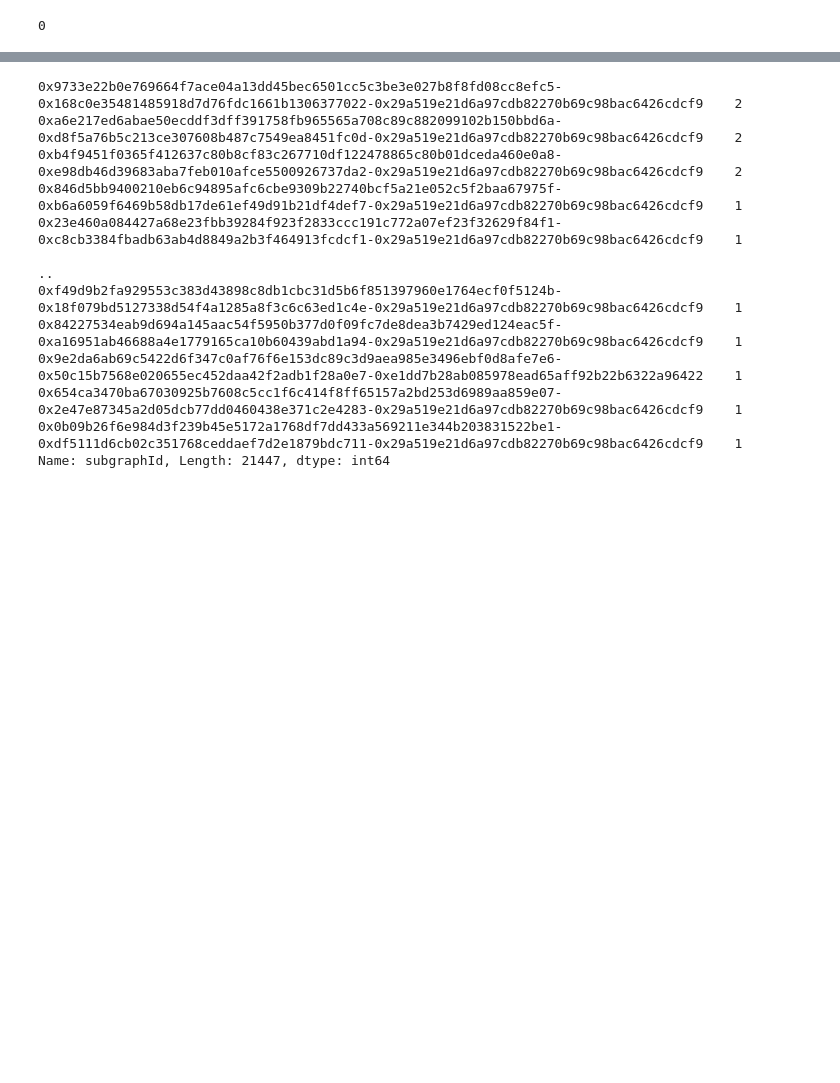
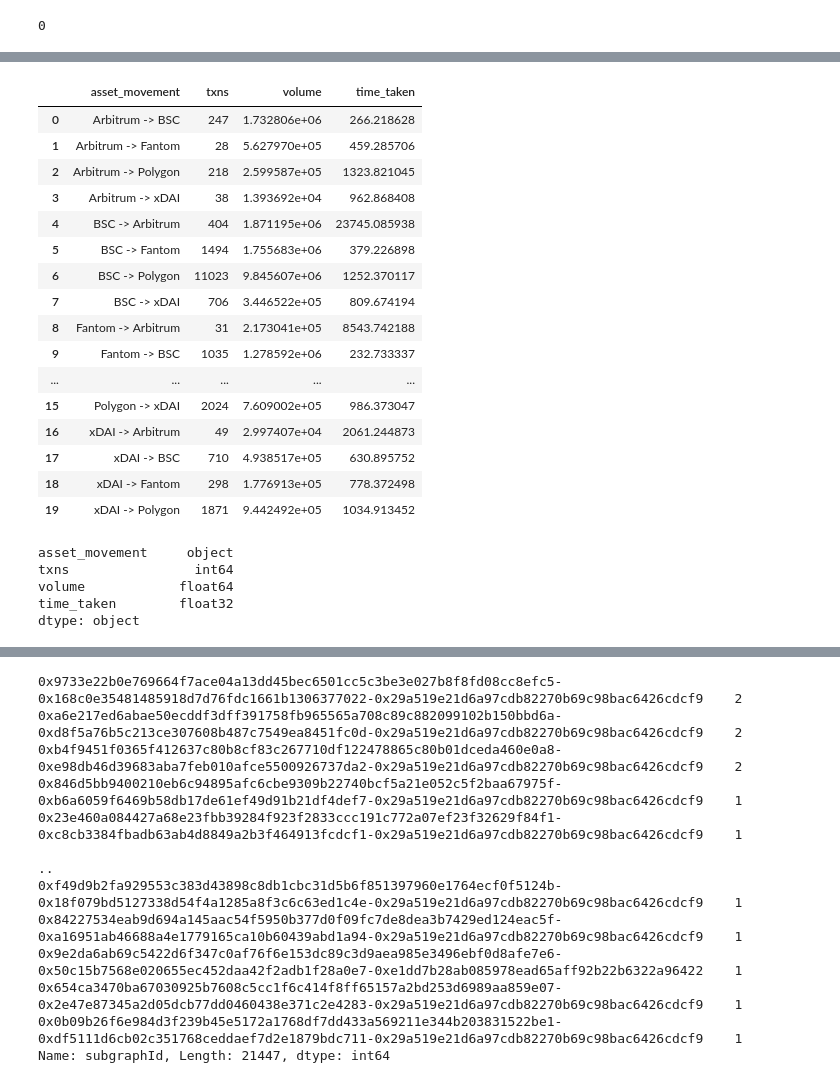
Before and after one commit to enzotavares/lifi-analytics-backend, a Jupyter notebook: Clean Subgraph.ipynb, the cells around one changed output, grey strips where cells are left out. Saved outputs shown, nothing was run; the diff lists cells and outputs as text; code cells hidden in the pictures; blank space fills up the shorter version.

```diff
--- a/Clean Subgraph.ipynb
+++ b/Clean Subgraph.ipynb
@@ -456,2 +482,2 @@ remote_merged_txns = pd.read_sql("select * from txns;", engine)
 # %%
-remove_fulfilled_txns = remote_merged_txns[(remote_merged_txns.status_x == "Fulfilled") & (remote_merged_txns.status_y == "Fulfilled")].copy(deep=True)
+remote_fulfilled_txns = remote_merged_txns[(remote_merged_txns.status_x == "Fulfilled") & (remote_merged_txns.status_y == "Fulfilled")].copy(deep=True)
@@ -457,0 +490,6 @@ remove_fulfilled_txns = remote_merged_txns[(remote_merged_txns.status_x == "Fulf
+# %%
+remote_fulfilled_txns["time_taken_seconds"] = pd.to_numeric(
+    remote_fulfilled_txns["time_taken_seconds"], downcast="float"
+)
+# %%
+remote_asset_movement = remote_fulfilled_txns.groupby("asset_movement").agg({"id":"count", "dollar_amount_x":"sum", "time_taken_seconds":"mean"}).reset_index().rename(columns={'id':'txns', 'dollar_amount_x':'volume', 'time_taken_seconds':'time_taken'})
@@ -457,0 +516,20 @@ remove_fulfilled_txns = remote_merged_txns[(remote_merged_txns.status_x == "Fulf
+# %%
+remote_asset_movement
+# %% [output]
+|  | asset_movement | txns | volume | time_taken |
+| 0 | Arbitrum -> BSC | 247 | 1.732806e+06 | 266.218628 |
+| 1 | Arbitrum -> Fantom | 28 | 5.627970e+05 | 459.285706 |
+| 2 | Arbitrum -> Polygon | 218 | 2.599587e+05 | 1323.821045 |
+| 3 | Arbitrum -> xDAI | 38 | 1.393692e+04 | 962.868408 |
+| 4 | BSC -> Arbitrum | 404 | 1.871195e+06 | 23745.085938 |
+| 5 | BSC -> Fantom | 1494 | 1.755683e+06 | 379.226898 |
+| 6 | BSC -> Polygon | 11023 | 9.845607e+06 | 1252.370117 |
+| 7 | BSC -> xDAI | 706 | 3.446522e+05 | 809.674194 |
+| 8 | Fantom -> Arbitrum | 31 | 2.173041e+05 | 8543.742188 |
+| 9 | Fantom -> BSC | 1035 | 1.278592e+06 | 232.733337 |
+| ... | ... | ... | ... | ... |
+| 15 | Polygon -> xDAI | 2024 | 7.609002e+05 | 986.373047 |
+| 16 | xDAI -> Arbitrum | 49 | 2.997407e+04 | 2061.244873 |
+| 17 | xDAI -> BSC | 710 | 4.938517e+05 | 630.895752 |
+| 18 | xDAI -> Fantom | 298 | 1.776913e+05 | 778.372498 |
+| 19 | xDAI -> Polygon | 1871 | 9.442492e+05 | 1034.913452 |
@@ -457,0 +538,8 @@ remove_fulfilled_txns = remote_merged_txns[(remote_merged_txns.status_x == "Fulf
+# %%
+total_asset_movement.dtypes
+# %% [output]
+asset_movement     object
+txns                int64
+volume            float64
+time_taken        float32
+dtype: object
```
Also changed, not shown: parts of 22 cells of this notebook, 1 other file.
